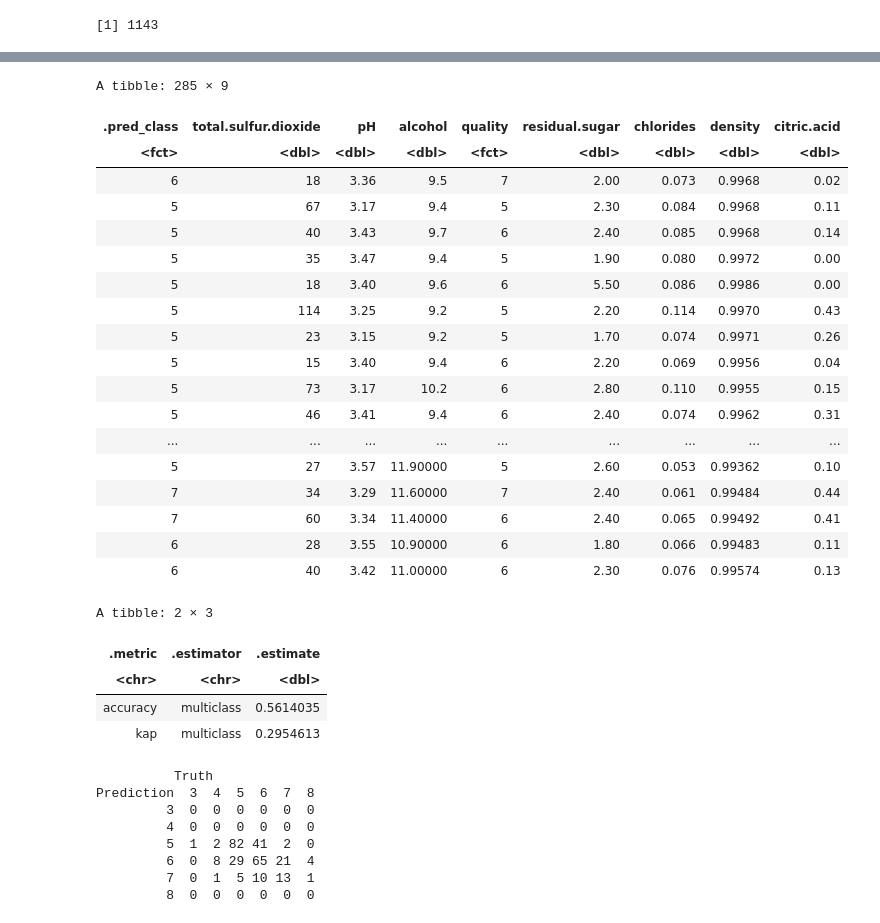
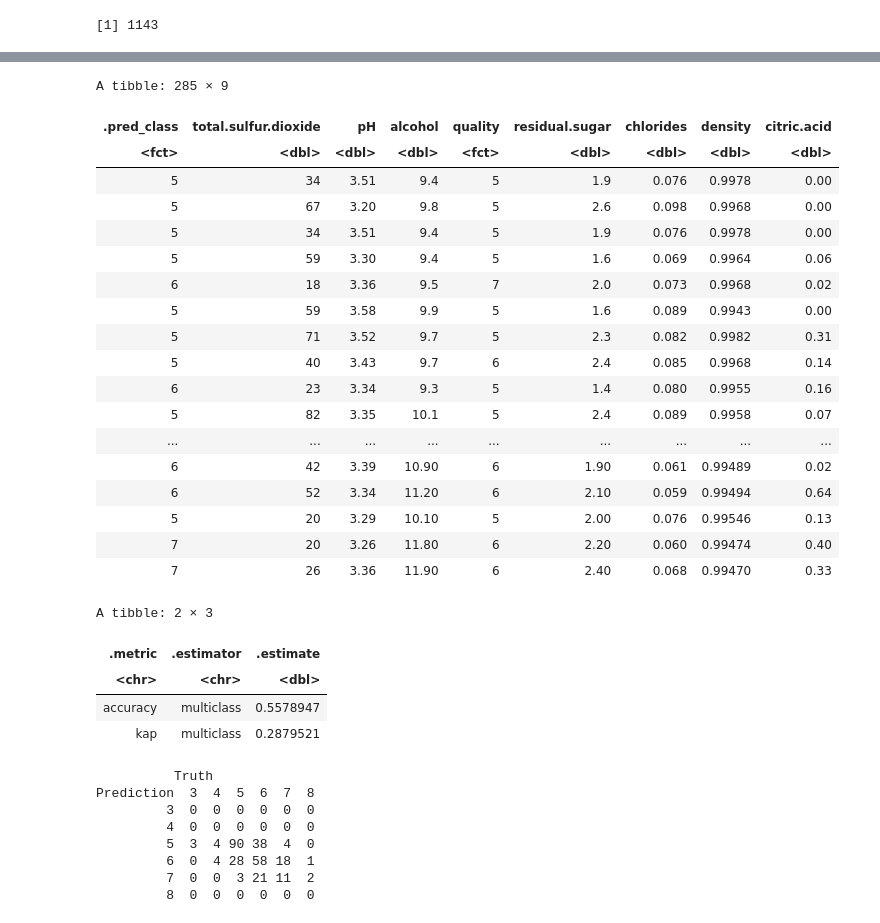
Before and after one commit to SurajDatta/DSCI100_group_project, a Jupyter notebook: report~suraj.ipynb, the cells around one changed output, grey strips where cells are left out. Cells and saved outputs as stored; diff of their text form; code cells hidden in the pictures.

```diff
--- a/report~suraj.ipynb
+++ b/report~suraj.ipynb
@@ -212,15 +198,19 @@ accuracy_plot
 # %%
-set.seed(9999)
+set.seed(4321)
 
 options(repr.plot.height = 5, repr.plot.width = 6)
 
-wine_train_recipe <- recipe(quality ~. , data = wine_train)
+wine_train_recipe <- recipe(quality ~ alcohol + citric.acid + chlorides + total.sulfur.dioxide,
+                            data = wine_train)
+
+wine_selected <- wine_train %>%
+select(alcohol, citric.acid, chlorides, total.sulfur.dioxide, quality)
 
 knn_tune <- nearest_neighbor(weight_func = "rectangular", neighbors = tune()) %>%
       set_engine("kknn") %>%
       set_mode("classification")
 
-wine_vfold <- vfold_cv(wine_subset, v = 5, strata = quality)
+wine_vfold <- vfold_cv(wine_selected, v = 5, strata = quality)
 
 knn_results <- workflow() %>%
       add_recipe(wine_train_recipe) %>%
@@ -284,62 +275,62 @@ A tibble: 1 × 7
 # %%
 # Set the seed. Don't remove this!
-set.seed(9999)
+set.seed(4321)
 
-wine_knn_spec <- nearest_neighbor(weight_func = "rectangular", neighbors = 11) %>%
+wine_knn_spec <- nearest_neighbor(weight_func = "rectangular", neighbors = 10) %>%
       set_engine("kknn") %>%
       set_mode("classification")
 
 wine_fit <- workflow() %>%
       add_recipe(wine_train_recipe) %>%
       add_model(wine_knn_spec) %>%
       fit(data = wine_train)
 
 #wine_fit
 
 wine_predictions <- predict(wine_fit, wine_test) %>%
 bind_cols(wine_test)
 
 wine_predictions
 
 wine_metrics <- wine_predictions %>%
 metrics(truth = quality, estimate = .pred_class)
 
 wine_metrics
 
 wine_conf_mat <- wine_predictions %>%
     conf_mat(truth = quality, estimate = .pred_class)
 
 wine_conf_mat
 # %% [output]
 A tibble: 285 × 9
 | .pred_class | total.sulfur.dioxide | pH | alcohol | quality | residual.sugar | chlorides | density | citric.acid |
 | <fct> | <dbl> | <dbl> | <dbl> | <fct> | <dbl> | <dbl> | <dbl> | <dbl> |
-| 6 | 18 | 3.36 | 9.5 | 7 | 2.00 | 0.073 | 0.9968 | 0.02 |
-| 5 | 67 | 3.17 | 9.4 | 5 | 2.30 | 0.084 | 0.9968 | 0.11 |
-| 5 | 40 | 3.43 | 9.7 | 6 | 2.40 | 0.085 | 0.9968 | 0.14 |
-| 5 | 35 | 3.47 | 9.4 | 5 | 1.90 | 0.080 | 0.9972 | 0.00 |
-| 5 | 18 | 3.40 | 9.6 | 6 | 5.50 | 0.086 | 0.9986 | 0.00 |
-| 5 | 114 | 3.25 | 9.2 | 5 | 2.20 | 0.114 | 0.9970 | 0.43 |
-| 5 | 23 | 3.15 | 9.2 | 5 | 1.70 | 0.074 | 0.9971 | 0.26 |
-| 5 | 15 | 3.40 | 9.4 | 6 | 2.20 | 0.069 | 0.9956 | 0.04 |
-| 5 | 73 | 3.17 | 10.2 | 6 | 2.80 | 0.110 | 0.9955 | 0.15 |
-| 5 | 46 | 3.41 | 9.4 | 6 | 2.40 | 0.074 | 0.9962 | 0.31 |
+| 5 | 34 | 3.51 | 9.4 | 5 | 1.9 | 0.076 | 0.9978 | 0.00 |
+| 5 | 67 | 3.20 | 9.8 | 5 | 2.6 | 0.098 | 0.9968 | 0.00 |
+| 5 | 34 | 3.51 | 9.4 | 5 | 1.9 | 0.076 | 0.9978 | 0.00 |
+| 5 | 59 | 3.30 | 9.4 | 5 | 1.6 | 0.069 | 0.9964 | 0.06 |
+| 6 | 18 | 3.36 | 9.5 | 7 | 2.0 | 0.073 | 0.9968 | 0.02 |
+| 5 | 59 | 3.58 | 9.9 | 5 | 1.6 | 0.089 | 0.9943 | 0.00 |
+| 5 | 71 | 3.52 | 9.7 | 5 | 2.3 | 0.082 | 0.9982 | 0.31 |
+| 5 | 40 | 3.43 | 9.7 | 6 | 2.4 | 0.085 | 0.9968 | 0.14 |
+| 6 | 23 | 3.34 | 9.3 | 5 | 1.4 | 0.080 | 0.9955 | 0.16 |
+| 5 | 82 | 3.35 | 10.1 | 5 | 2.4 | 0.089 | 0.9958 | 0.07 |
 | ... | ... | ... | ... | ... | ... | ... | ... | ... |
-| 5 | 27 | 3.57 | 11.90000 | 5 | 2.60 | 0.053 | 0.99362 | 0.10 |
-| 7 | 34 | 3.29 | 11.60000 | 7 | 2.40 | 0.061 | 0.99484 | 0.44 |
-| 7 | 60 | 3.34 | 11.40000 | 6 | 2.40 | 0.065 | 0.99492 | 0.41 |
-| 6 | 28 | 3.55 | 10.90000 | 6 | 1.80 | 0.066 | 0.99483 | 0.11 |
-| 6 | 40 | 3.42 | 11.00000 | 6 | 2.30 | 0.076 | 0.99574 | 0.13 |
+| 6 | 42 | 3.39 | 10.90 | 6 | 1.90 | 0.061 | 0.99489 | 0.02 |
+| 6 | 52 | 3.34 | 11.20 | 6 | 2.10 | 0.059 | 0.99494 | 0.64 |
+| 5 | 20 | 3.29 | 10.10 | 5 | 2.00 | 0.076 | 0.99546 | 0.13 |
+| 7 | 20 | 3.26 | 11.80 | 6 | 2.20 | 0.060 | 0.99474 | 0.40 |
+| 7 | 26 | 3.36 | 11.90 | 6 | 2.40 | 0.068 | 0.99470 | 0.33 |
 A tibble: 2 × 3
 | .metric | .estimator | .estimate |
 | <chr> | <chr> | <dbl> |
-| accuracy | multiclass | 0.5614035 |
-| kap | multiclass | 0.2954613 |
+| accuracy | multiclass | 0.5578947 |
+| kap | multiclass | 0.2879521 |
           Truth
 Prediction  3  4  5  6  7  8
          3  0  0  0  0  0  0
          4  0  0  0  0  0  0
-         5  1  2 82 41  2  0
-         6  0  8 29 65 21  4
-         7  0  1  5 10 13  1
+         5  3  4 90 38  4  0
+         6  0  4 28 58 18  1
+         7  0  0  3 21 11  2
          8  0  0  0  0  0  0
```
Also changed, not shown: parts of 7 cells of this notebook.
